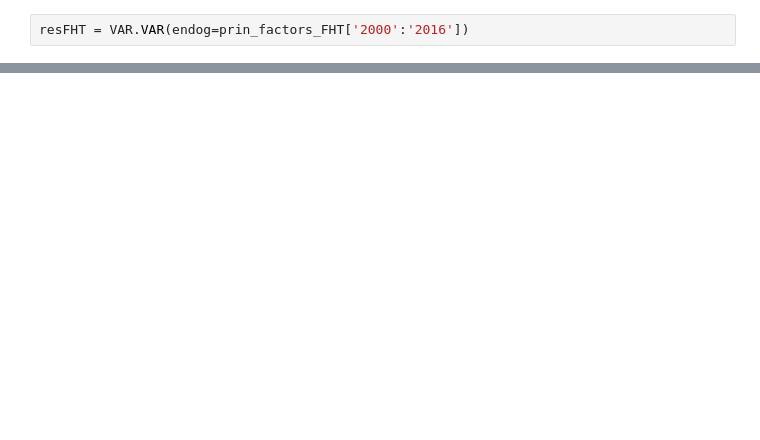
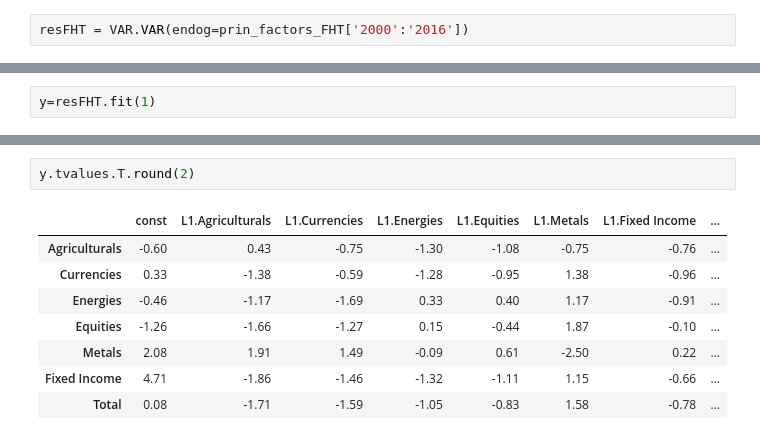
Before and after one commit to mrefermat/FinancePhD, a Jupyter notebook: LiquidityMomentum/Table 7- VAR model on Common Liquidity Factor.ipynb, the cells around one changed output, grey strips where cells are left out. Cells and saved outputs as stored; diff of their text form; blank space fills up the shorter version.

```diff
--- a/LiquidityMomentum/Table 7- VAR model on Common Liquidity Factor.ipynb
+++ b/LiquidityMomentum/Table 7- VAR model on Common Liquidity Factor.ipynb
@@ -348,0 +369,2 @@ Total                 0.697174    0.811530  0.748503  0.911714  0.656880     -0.
+# %%
+y=resFHT.fit(1)
@@ -348,0 +436,11 @@ Total                 0.697174    0.811530  0.748503  0.911714  0.656880     -0.
+# %%
+y.tvalues.T.round(2)
+# %% [output]
+|  | const | L1.Agriculturals | L1.Currencies | L1.Energies | L1.Equities | L1.Metals | L1.Fixed Income | ... |
+| Agriculturals | -0.60 | 0.43 | -0.75 | -1.30 | -1.08 | -0.75 | -0.76 | ... |
+| Currencies | 0.33 | -1.38 | -0.59 | -1.28 | -0.95 | 1.38 | -0.96 | ... |
+| Energies | -0.46 | -1.17 | -1.69 | 0.33 | 0.40 | 1.17 | -0.91 | ... |
+| Equities | -1.26 | -1.66 | -1.27 | 0.15 | -0.44 | 1.87 | -0.10 | ... |
+| Metals | 2.08 | 1.91 | 1.49 | -0.09 | 0.61 | -2.50 | 0.22 | ... |
+| Fixed Income | 4.71 | -1.86 | -1.46 | -1.32 | -1.11 | 1.15 | -0.66 | ... |
+| Total | 0.08 | -1.71 | -1.59 | -1.05 | -0.83 | 1.58 | -0.78 | ... |
```
Also changed, not shown: parts of 19 cells of this notebook, 1 other file.
